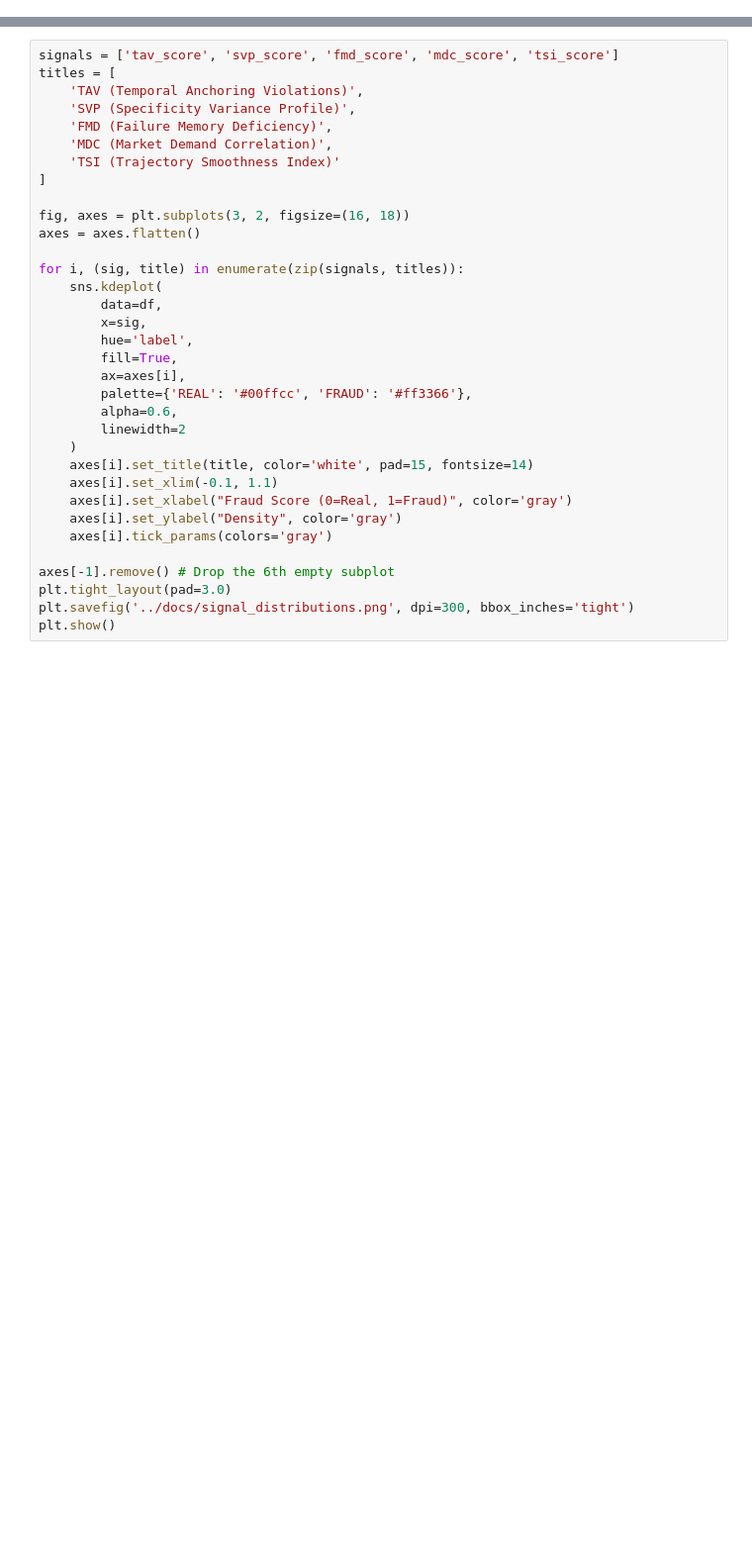
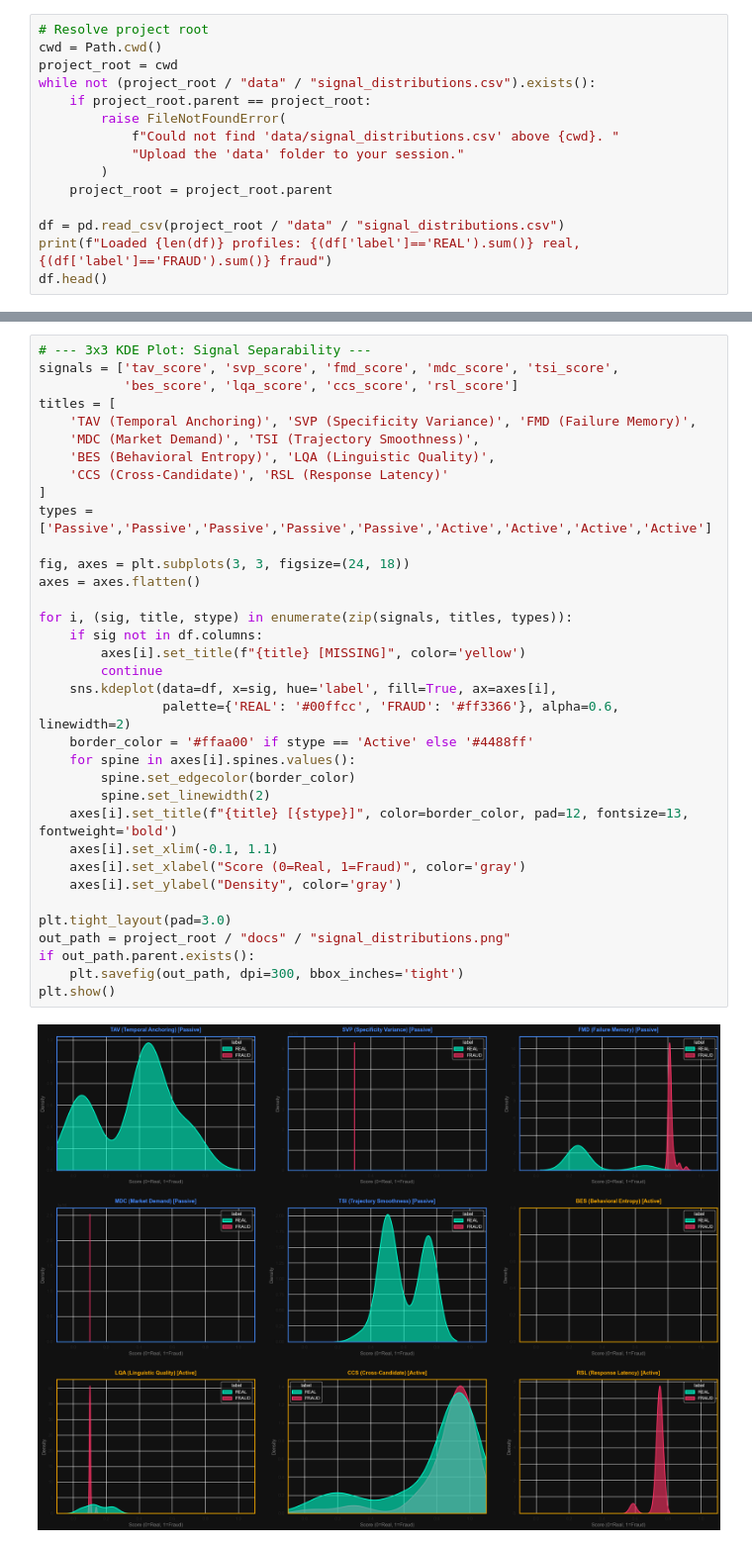
Before and after one commit to steeltroops-ai/sentinel, a Jupyter notebook: notebooks/01_signal_analysis.ipynb, the cells around one changed output, grey strips where cells are left out. Shown at 99% size. Drawn from its saved outputs; the diff is of its cells as text; blank space fills up the shorter version.

```diff
--- a/notebooks/01_signal_analysis.ipynb
+++ b/notebooks/01_signal_analysis.ipynb
@@ -24,0 +36,15 @@ df.head()
+# %%
+# Resolve project root
+cwd = Path.cwd()
+project_root = cwd
+while not (project_root / "data" / "signal_distributions.csv").exists():
+    if project_root.parent == project_root:
+        raise FileNotFoundError(
+            f"Could not find 'data/signal_distributions.csv' above {cwd}. "
+            "Upload the 'data' folder to your session."
+        )
+    project_root = project_root.parent
+
+df = pd.read_csv(project_root / "data" / "signal_distributions.csv")
+print(f"Loaded {len(df)} profiles: {(df['label']=='REAL').sum()} real, {(df['label']=='FRAUD').sum()} fraud")
+df.head()
@@ -25,34 +63,37 @@ df.head()
 # %%
-signals = ['tav_score', 'svp_score', 'fmd_score', 'mdc_score', 'tsi_score']
+# --- 3x3 KDE Plot: Signal Separability ---
+signals = ['tav_score', 'svp_score', 'fmd_score', 'mdc_score', 'tsi_score',
+           'bes_score', 'lqa_score', 'ccs_score', 'rsl_score']
 titles = [
-    'TAV (Temporal Anchoring Violations)',
-    'SVP (Specificity Variance Profile)',
-    'FMD (Failure Memory Deficiency)',
-    'MDC (Market Demand Correlation)',
-    'TSI (Trajectory Smoothness Index)'
+    'TAV (Temporal Anchoring)', 'SVP (Specificity Variance)', 'FMD (Failure Memory)',
+    'MDC (Market Demand)', 'TSI (Trajectory Smoothness)',
+    'BES (Behavioral Entropy)', 'LQA (Linguistic Quality)',
+    'CCS (Cross-Candidate)', 'RSL (Response Latency)'
 ]
+types = ['Passive','Passive','Passive','Passive','Passive','Active','Active','Active','Active']
 
-fig, axes = plt.subplots(3, 2, figsize=(16, 18))
+fig, axes = plt.subplots(3, 3, figsize=(24, 18))
 axes = axes.flatten()
 
-for i, (sig, title) in enumerate(zip(signals, titles)):
-    sns.kdeplot(
-        data=df,
-        x=sig,
-        hue='label',
-        fill=True,
-        ax=axes[i],
-        palette={'REAL': '#00ffcc', 'FRAUD': '#ff3366'},
-        alpha=0.6,
-        linewidth=2
-    )
-    axes[i].set_title(title, color='white', pad=15, fontsize=14)
+for i, (sig, title, stype) in enumerate(zip(signals, titles, types)):
+    if sig not in df.columns:
+        axes[i].set_title(f"{title} [MISSING]", color='yellow')
+        continue
+    sns.kdeplot(data=df, x=sig, hue='label', fill=True, ax=axes[i],
+                palette={'REAL': '#00ffcc', 'FRAUD': '#ff3366'}, alpha=0.6, linewidth=2)
+    border_color = '#ffaa00' if stype == 'Active' else '#4488ff'
+    for spine in axes[i].spines.values():
+        spine.set_edgecolor(border_color)
+        spine.set_linewidth(2)
+    axes[i].set_title(f"{title} [{stype}]", color=border_color, pad=12, fontsize=13, fontweight='bold')
     axes[i].set_xlim(-0.1, 1.1)
-    axes[i].set_xlabel("Fraud Score (0=Real, 1=Fraud)", color='gray')
+    axes[i].set_xlabel("Score (0=Real, 1=Fraud)", color='gray')
     axes[i].set_ylabel("Density", color='gray')
-    axes[i].tick_params(colors='gray')
 
-axes[-1].remove() # Drop the 6th empty subplot
 plt.tight_layout(pad=3.0)
-plt.savefig('../docs/signal_distributions.png', dpi=300, bbox_inches='tight')
+out_path = project_root / "docs" / "signal_distributions.png"
+if out_path.parent.exists():
+    plt.savefig(out_path, dpi=300, bbox_inches='tight')
 plt.show()
+# %% [output]
+[figure, added]
```
Also changed, not shown: parts of 12 cells of this notebook, 9 other files.
